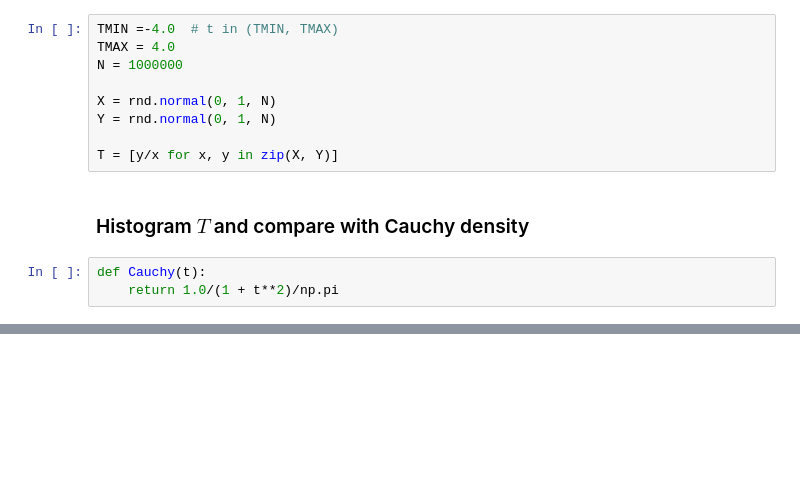
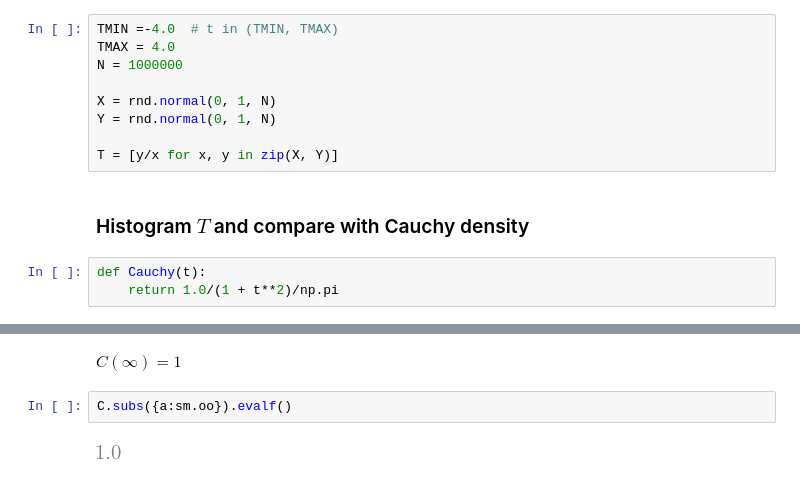
Before and after one commit to hbprosper/INFN-SOS, a Jupyter notebook: 01_prob/ratio_of_two_gaussian_variates.ipynb, the cells around one changed output, grey strips where cells are left out. Drawn from its saved outputs; the diff is of its cells as text; blank space fills up the shorter version.

```diff
--- a/01_prob/ratio_of_two_gaussian_variates.ipynb
+++ b/01_prob/ratio_of_two_gaussian_variates.ipynb
@@ -168,0 +185,6 @@ plotData(T)
+# %% [markdown]
+$C(\infty) = 1$
+# %%
+C.subs({a:sm.oo}).evalf()
+# %% [output]
+[figure, added]
```
Also changed, not shown: parts of 7 cells of this notebook.
